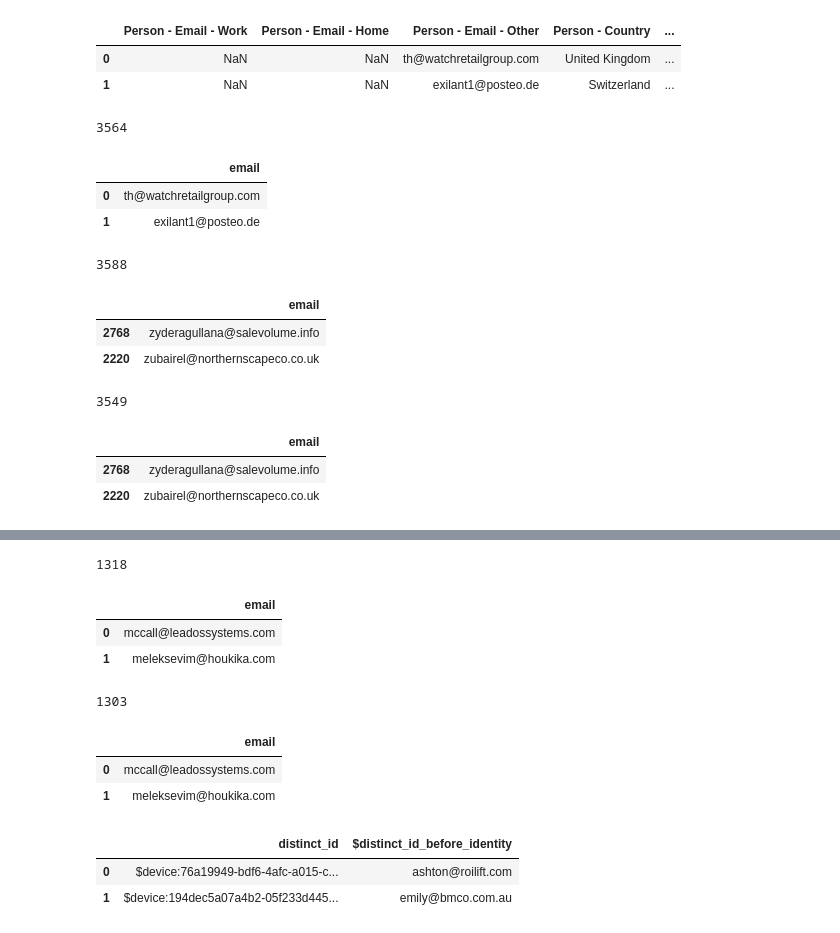
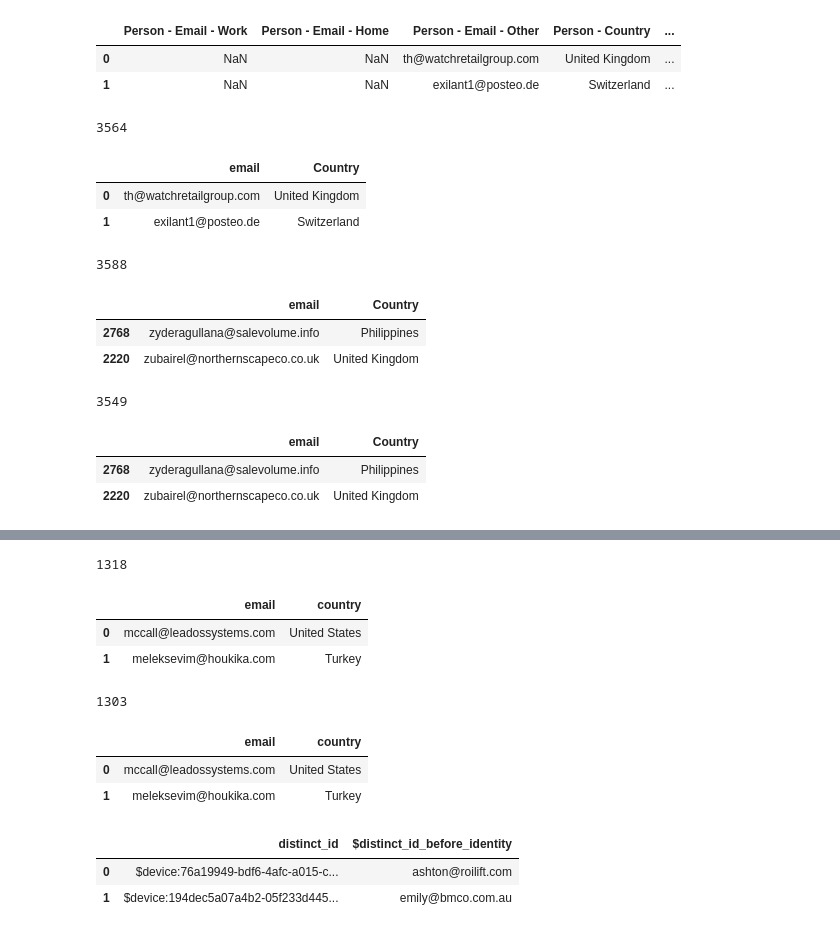
Before and after one commit to sagar-krispcall/domain_checker, a Jupyter notebook: business_domain_lead_deal/data_cleaning.ipynb, the cells around one changed output, grey strips where cells are left out. Drawn from its saved outputs; the diff is of its cells as text; code cells hidden in the pictures.

```diff
--- a/business_domain_lead_deal/data_cleaning.ipynb
+++ b/business_domain_lead_deal/data_cleaning.ipynb
@@ -13,14 +13,15 @@ deal1.head(2)
 | 1 | NaN | NaN | exilant1@posteo.de | Switzerland | ... |
 # %%
 deal1["email"] = deal1["Person - Email - Other"].fillna(deal1["Person - Email - Work"])
-deal1 = deal1[["email"]]
+deal1 = deal1.rename(columns={'Person - Country': 'Country'})
+deal1 = deal1[['email', 'Country']]
 print(len(deal1))
 deal1.head(2)
 # %% [output]
 3564
-|  | email |
-| 0 | th@watchretailgroup.com |
-| 1 | exilant1@posteo.de |
+|  | email | Country |
+| 0 | th@watchretailgroup.com | United Kingdom |
+| 1 | exilant1@posteo.de | Switzerland |
 # %%
 deal1 = deal1.copy()
 
@@ -34,18 +35,18 @@ print(len(deal1))
 deal1.head(2)
 # %% [output]
 3588
-|  | email |
-| 2768 | zyderagullana@salevolume.info |
-| 2220 | zubairel@northernscapeco.co.uk |
+|  | email | Country |
+| 2768 | zyderagullana@salevolume.info | Philippines |
+| 2220 | zubairel@northernscapeco.co.uk | United Kingdom |
 # %%
-deal1 = deal1.drop_duplicates()
+deal1 = deal1.drop_duplicates(subset = 'email')
 print(len(deal1))
 deal1.head(2)
 # %% [output]
 3549
-|  | email |
-| 2768 | zyderagullana@salevolume.info |
-| 2220 | zubairel@northernscapeco.co.uk |
+|  | email | Country |
+| 2768 | zyderagullana@salevolume.info | Philippines |
+| 2220 | zubairel@northernscapeco.co.uk | United Kingdom |
 # %%
 deal2.head(2)
 # %% [output]
@@ -54,25 +55,26 @@ deal2.head(2)
 | 1 | meleksevim@houkika.com | Turkey | 2025-10-30 22:56:53 | NaN | NaN | ... |
 # %%
 deal2 = deal2.rename(columns={
-    'Deal - Title': 'email'
+    'Deal - Title': 'email',
+    'Person - Country': 'country'
 })
-deal2 = deal2[['email']]
+deal2 = deal2[['email', 'country']]
 print(len(deal2))
 deal2.head(2)
 # %% [output]
 1318
-|  | email |
-| 0 | mccall@leadossystems.com |
-| 1 | meleksevim@houkika.com |
+|  | email | country |
+| 0 | mccall@leadossystems.com | United States |
+| 1 | meleksevim@houkika.com | Turkey |
 # %%
-deal2 = deal2.drop_duplicates()
+deal2 = deal2.drop_duplicates(subset = 'email')
 print(len(deal2))
 deal2.head(2)
 # %% [output]
 1303
-|  | email |
-| 0 | mccall@leadossystems.com |
-| 1 | meleksevim@houkika.com |
+|  | email | country |
+| 0 | mccall@leadossystems.com | United States |
+| 1 | meleksevim@houkika.com | Turkey |
 # %%
 bd.head(2)
 # %% [output]
```
Also changed, not shown: parts of 6 cells of this notebook, 15 other files.
